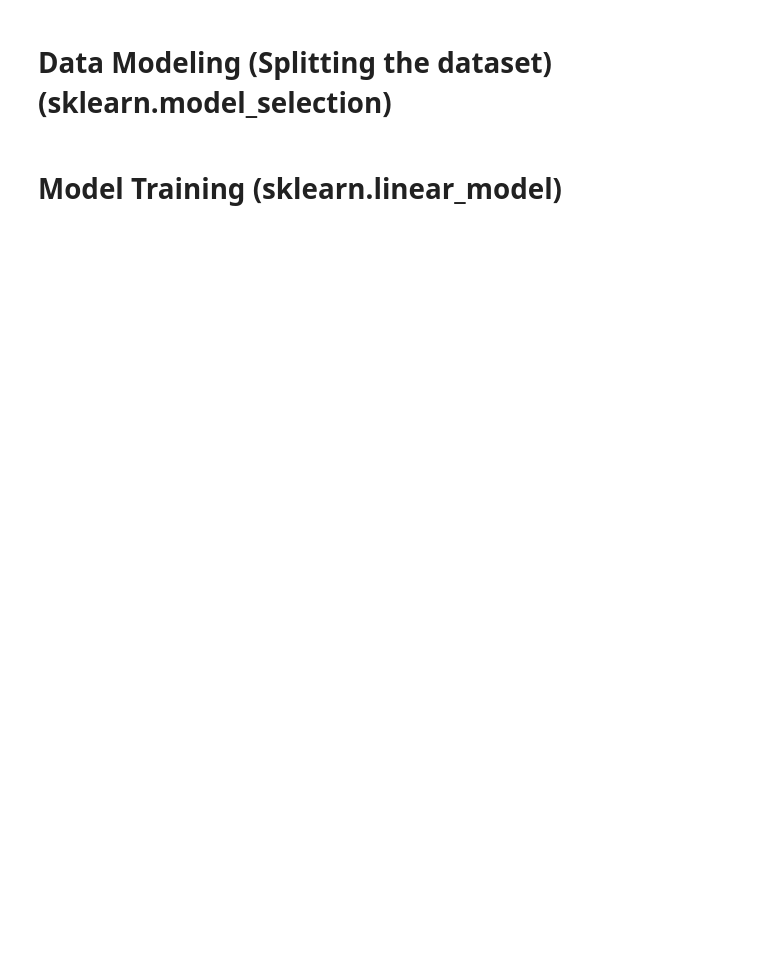
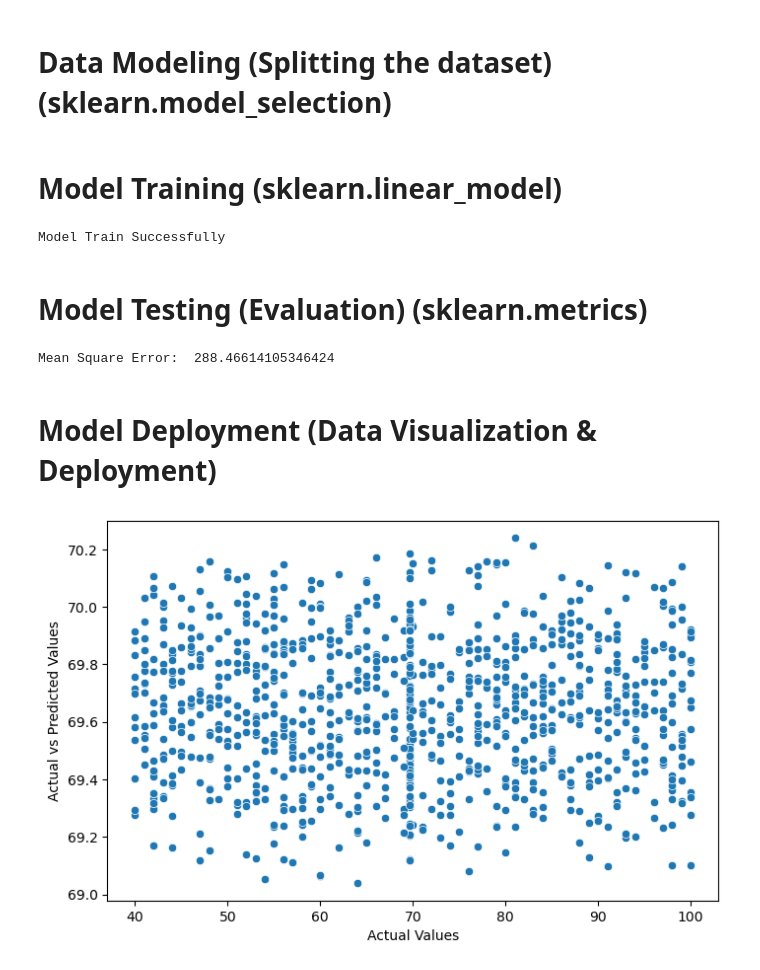
Before and after one commit to Prince200510/AI-ML, a Jupyter notebook: Regression/Machine_learning_life_cycle.ipynb, the cells around one changed output. Cells and saved outputs as stored; diff of their text form; code cells hidden in the pictures; blank space fills up the shorter version.

```diff
--- a/Regression/Machine_learning_life_cycle.ipynb
+++ b/Regression/Machine_learning_life_cycle.ipynb
@@ -2,6 +2,6 @@
 # Data Collection (Pandas)
 # %%
 import pandas as pd
-df = pd.read_csv('sample.csv')
+df = pd.read_csv('student_results_advanced.csv')
 print(df.head())
 # %% [output]
@@ -49,9 +59,38 @@ print(df.head())
 # Data Modeling (Splitting the dataset) (sklearn.model_selection)
 # %%
 from sklearn.model_selection import train_test_split
-x = df.drop('Result', axis = 1) # Features
+# x = df.drop('Result', axis = 1) # Features
+x = df[['Attendance', 'Assignment_Score', 'Project_Marks']]
 y = df['Result']  # Target variable
 # Split data (80% training, 20% testing)
 x_train, x_test, y_train, y_test = train_test_split(x,y, test_size = 0.2, random_state = 42)
 # %% [markdown]
 # Model Training (sklearn.linear_model)
+# %%
+from sklearn.linear_model import LinearRegression
+model = LinearRegression()
+model.fit(x_train, y_train)
+print("Model Train Successfully")
+# %% [output]
+Model Train Successfully
+# %% [markdown]
+# Model Testing (Evaluation) (sklearn.metrics)
+# %%
+from sklearn.metrics import mean_squared_error
+y_predict = model.predict(x_test)
+mse = mean_squared_error(y_test, y_predict)
+print("Mean Square Error: ", mse)
+# %% [output]
+Mean Square Error:  288.46614105346424
+# %% [markdown]
+# Model Deployment (Data Visualization & Deployment)
+# %%
+import matplotlib.pyplot as plt
+import seaborn as sns
+plt.figure(figsize = (8, 5))
+sns.scatterplot(x = y_test, y = y_predict)
+plt.xlabel("Actual Values")
+plt.ylabel("Actual vs Predicted Values")
+plt.show()
+# %% [output]
+[figure, added]
```
Also changed, not shown: parts of 4 cells of this notebook, 4 other files.
